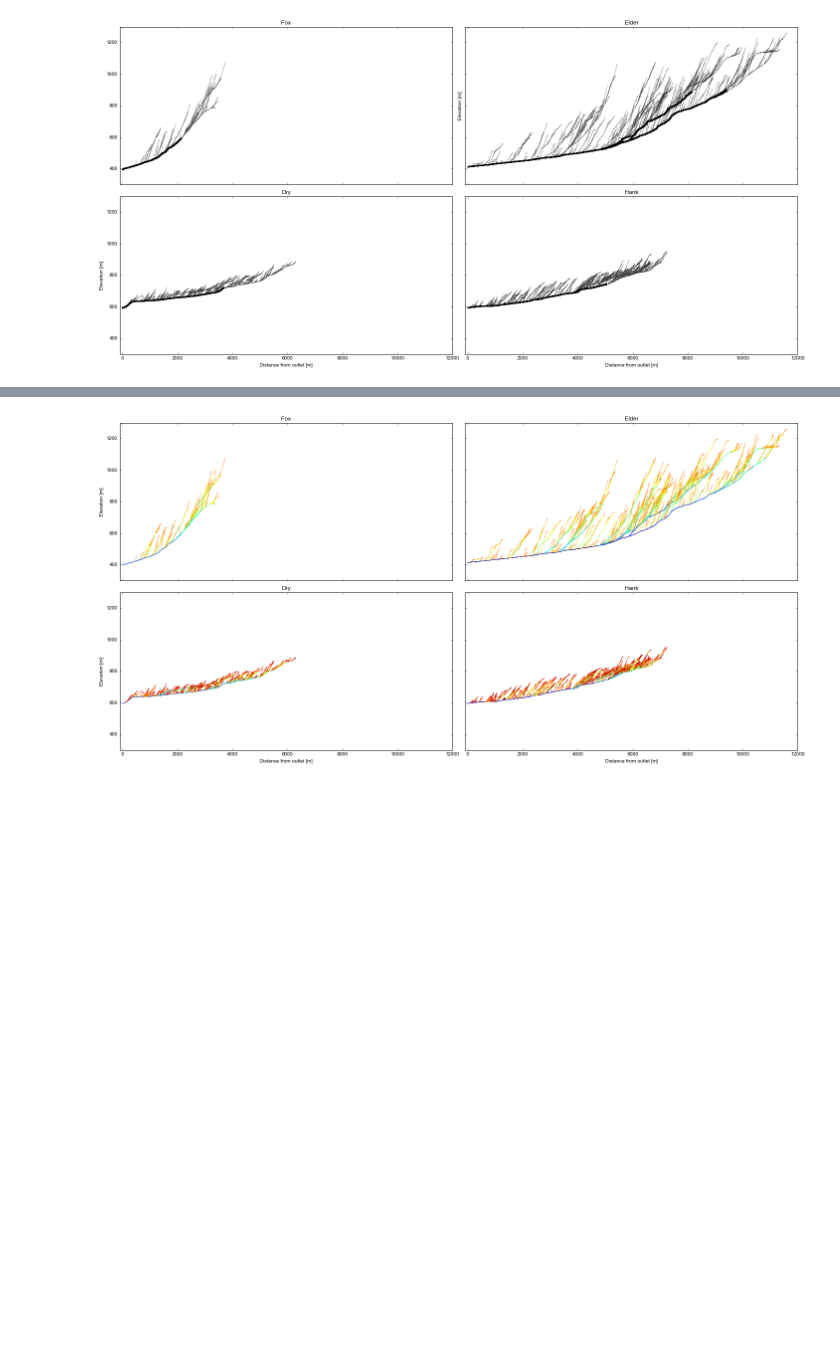
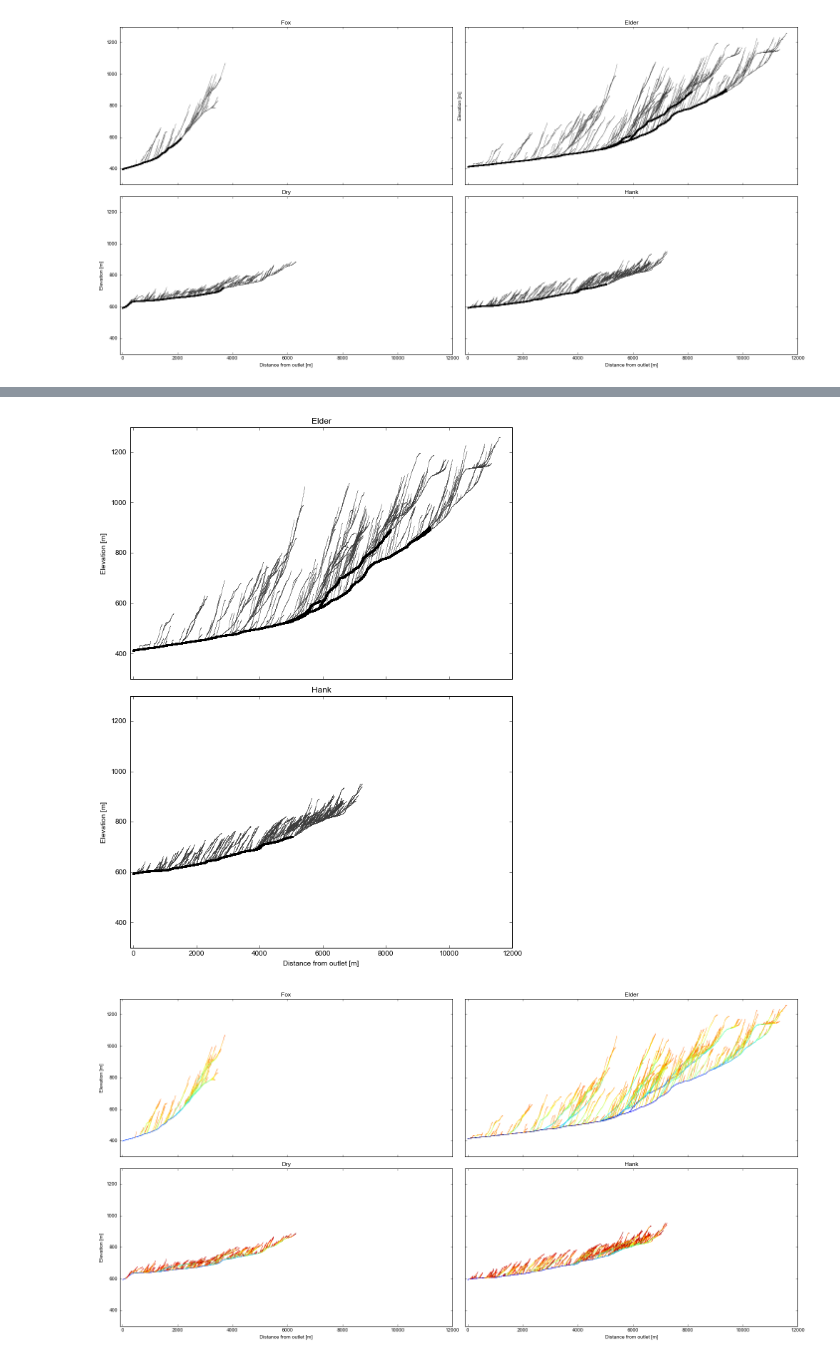
Before and after one commit to jessehahm/SlopeAreaAnalysis, a Jupyter notebook: Long Profile.ipynb, the cells around one changed output, grey strips where cells are left out. Saved outputs shown, nothing was run; the diff lists cells and outputs as text; code cells hidden in the pictures; blank space fills up the shorter version.

```diff
--- a/Long Profile.ipynb
+++ b/Long Profile.ipynb
@@ -149,3 +174,26 @@ plt.savefig('LongProfiles.pdf')
+# %%
+#black and white, single column ELDER HANK
+f, (ax2, ax4) = plt.subplots(2, 1, sharex=True, figsize=(8.5,11))
+
+ax2.scatter(elderLength,elderElev, s=0.1, c='grey', zorder=-1, linewidth=0)
+ax2.scatter(elderLengthTrunk,elderElevTrunk, s=3, c='black', zorder=0)
+ax2.set_title('Elder')
+ax2.set_ylabel('Elevation [m]')
+ax2.set_ylim([300,1300])
+
+
+ax4.scatter(hankLength,hankElev, s=0.1, c='grey', zorder=-1, linewidth=0)
+ax4.scatter(hankLengthTrunk,hankElevTrunk, s=3, c='black', zorder=0)
+ax4.set_title('Hank')
+ax4.set_xlim([-100,12000])
+ax4.set_ylim([300,1300])
+ax4.set_xlabel('Distance from outlet [m]')
+ax4.set_ylabel('Elevation [m]')
+
+plt.tight_layout()
+plt.savefig('LongProfilesElderHank1.pdf')
+# %% [output]
+[figure, added]
 # %%
 # row and column sharing, COLOR
 f, ((ax1, ax2), (ax3, ax4)) = plt.subplots(2, 2,
```
Also changed, not shown: parts of 1 cell of this notebook, 3 other files.
